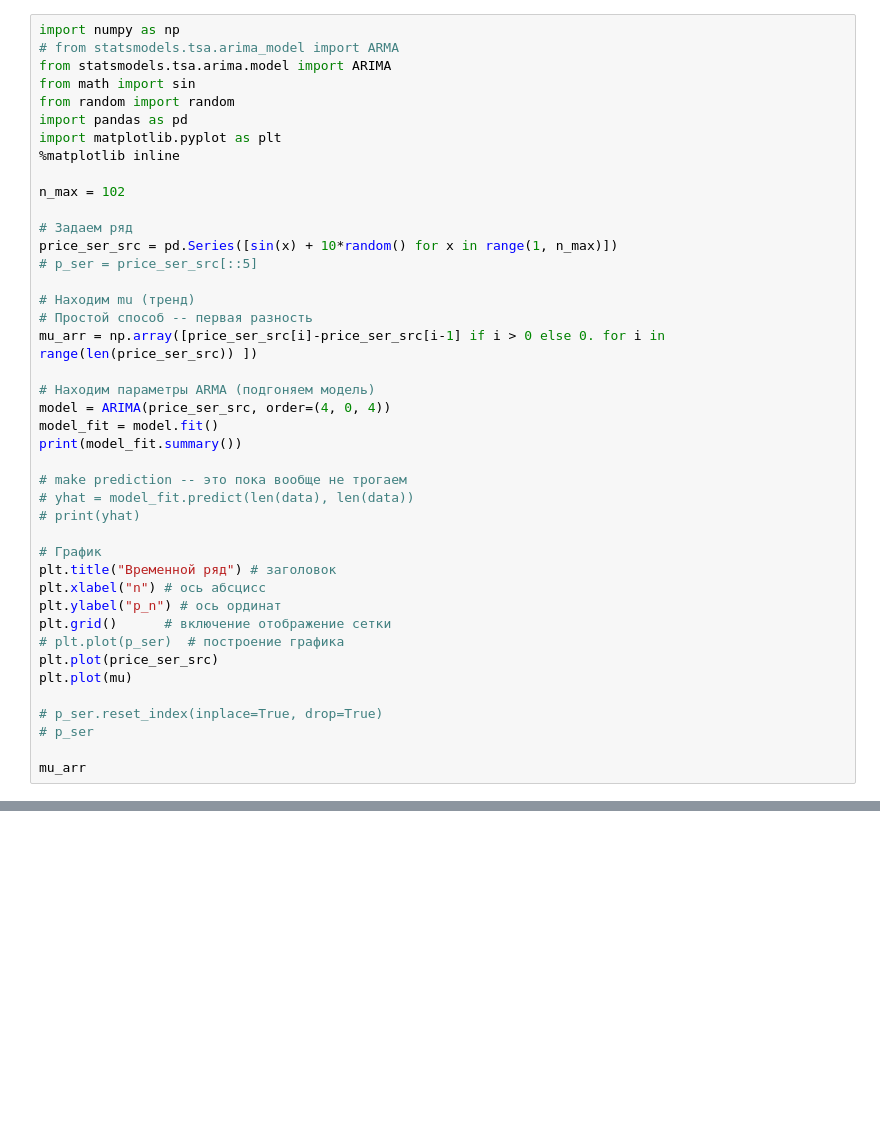
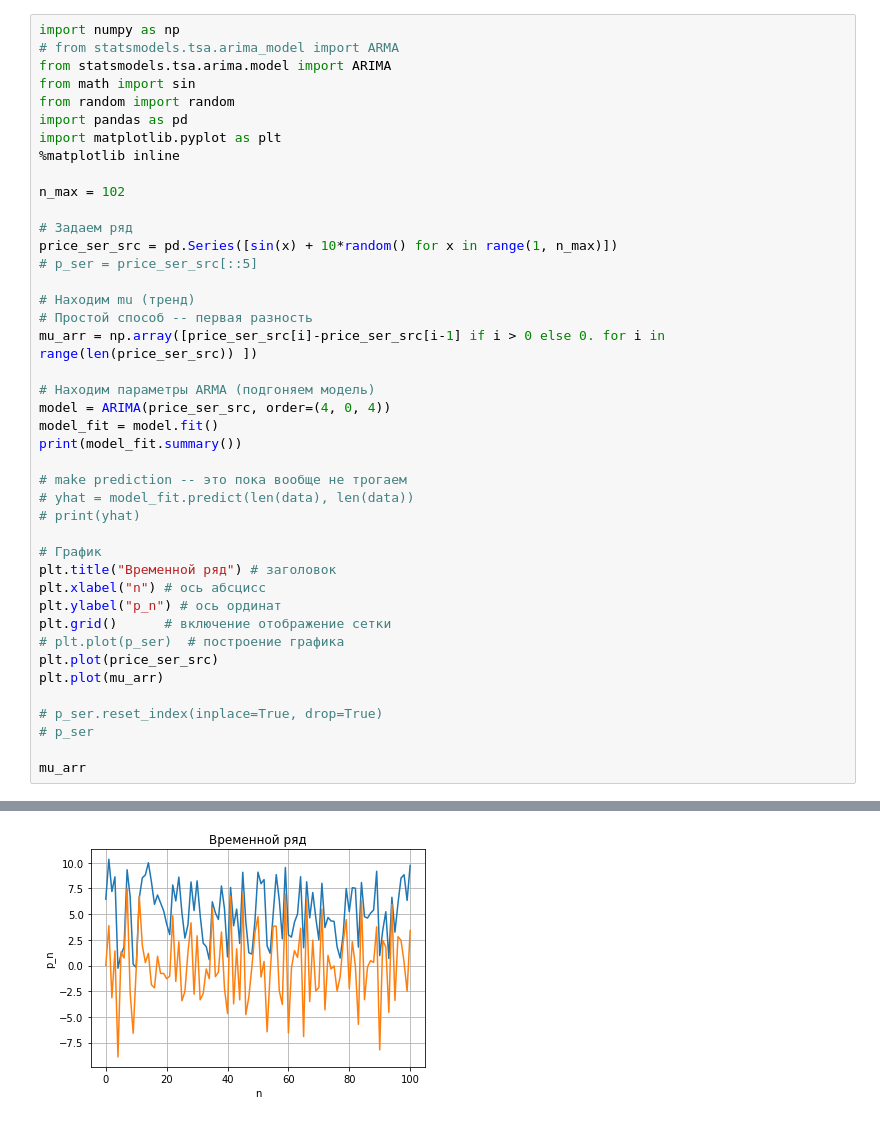
Before and after one commit to vadimvshepelev/test-alg, a Jupyter notebook: simple-pid.ipynb, the cells around one changed output, grey strips where cells are left out. Cells and saved outputs as stored; diff of their text form; blank space fills up the shorter version.

```diff
--- a/simple-pid.ipynb
+++ b/simple-pid.ipynb
@@ -34,9 +34,10 @@ plt.ylabel("p_n") # ось ординат
 plt.grid()      # включение отображение сетки
 # plt.plot(p_ser)  # построение графика
 plt.plot(price_ser_src)
-plt.plot(mu)
+plt.plot(mu_arr)
 
 # p_ser.reset_index(inplace=True, drop=True)
 # p_ser
 
 mu_arr
+# %% [output]
@@ -43,3 +78,4 @@ mu_arr
+[figure, added]
 # %%
 from scipy.optimize import minimize, minimize_scalar
 import math
```
Also changed, not shown: parts of 10 cells of this notebook.
